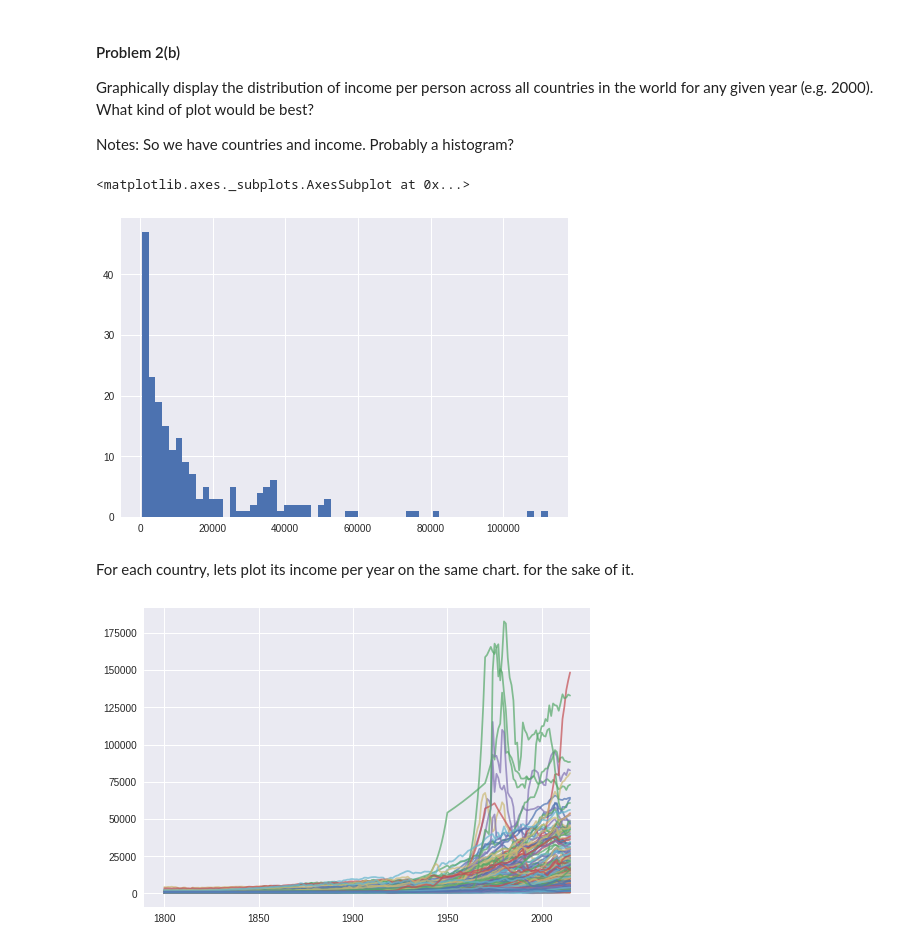
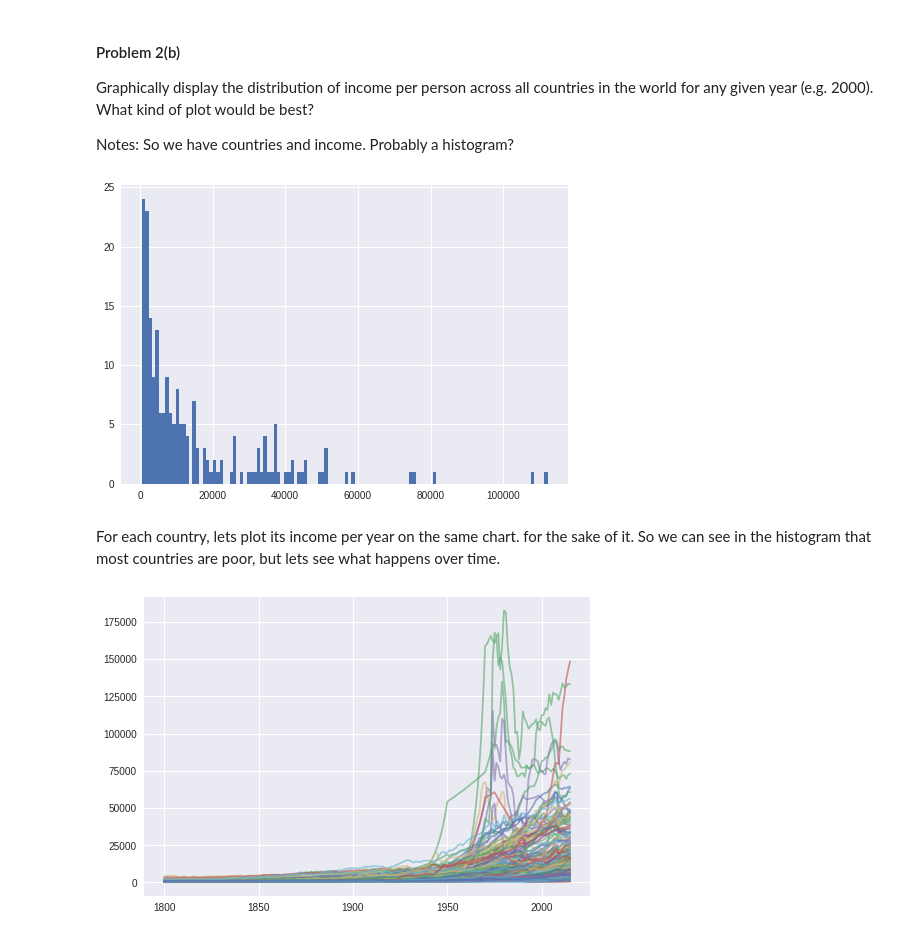
Before and after one commit to fergusio/cs109-2015, a Jupyter notebook: homework/HW1.ipynb, the cells around one changed output. Saved outputs shown, nothing was run; the diff lists cells and outputs as text; code cells hidden in the pictures.

```diff
--- a/homework/HW1.ipynb
+++ b/homework/HW1.ipynb
@@ -437,12 +442,12 @@ Graphically display the distribution of income per person across all countries i
 Notes: So we have countries and income. Probably a histogram?
 # %%
 #your code here
-income[2000].hist(bins=60)
+income[2000].hist(bins=120);
 # %% [output]
-<matplotlib.axes._subplots.AxesSubplot at 0x...>
-[figure, old version]
+[figure, new version]
 # %% [markdown]
 For each country, lets plot its income per year on the same chart. for the sake of it.
+So we can see in the histogram that most countries are poor, but lets see what happens over time.
 # %%
 years = income.columns
 for c in income.itertuples():
```
Also changed, not shown: parts of 6 cells of this notebook.
